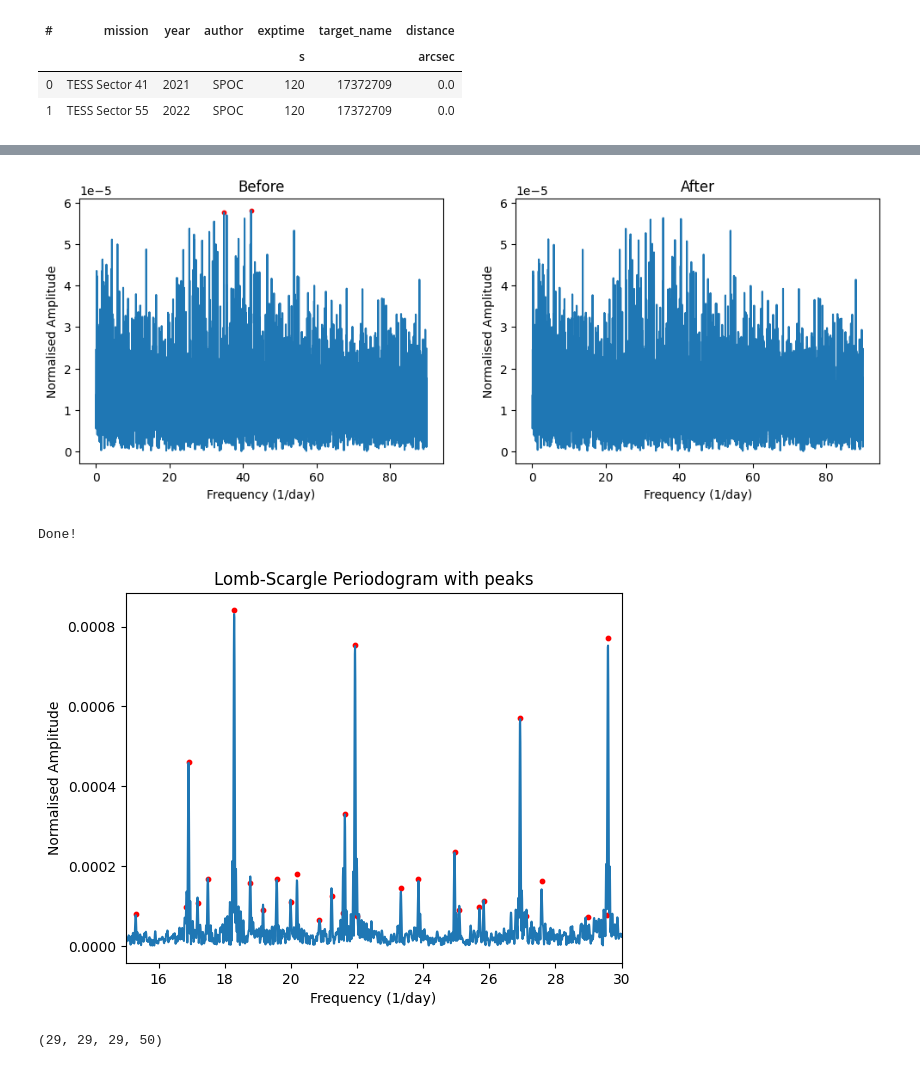
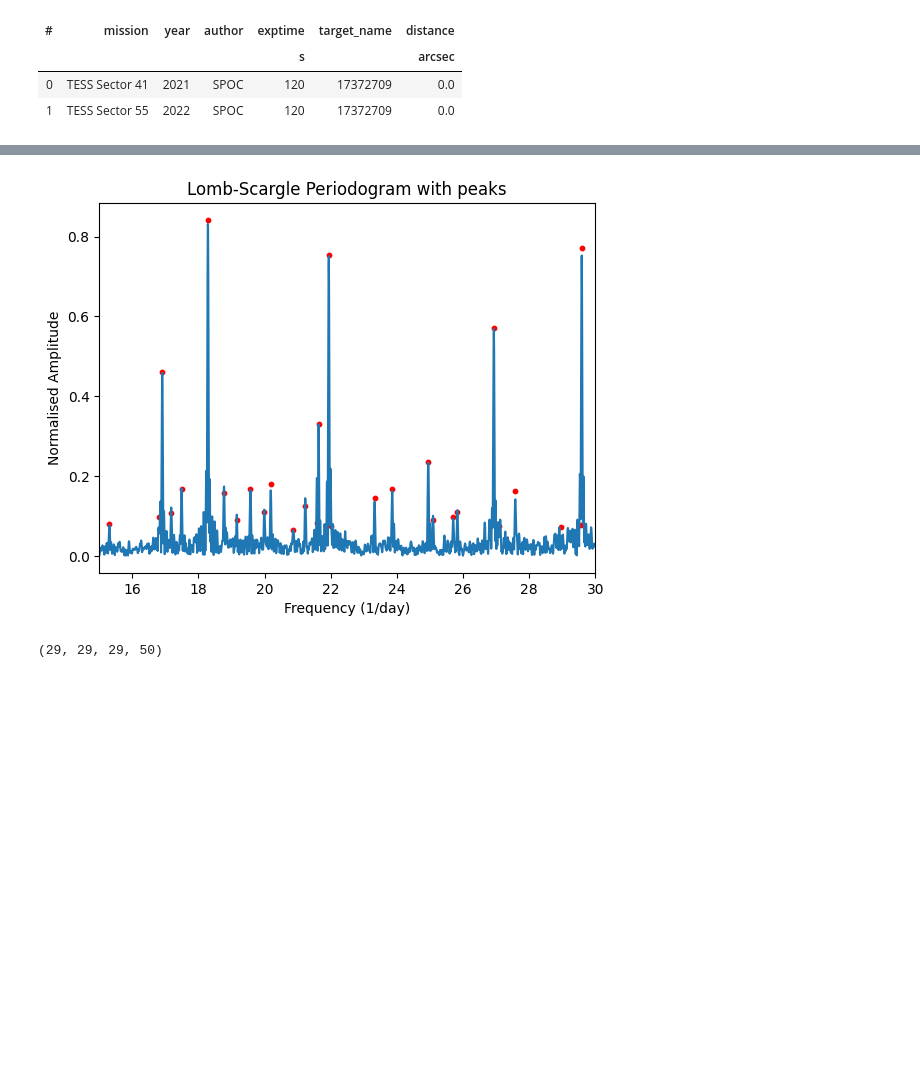
Before and after one commit to gautam-404/PreWhitener, a Jupyter notebook: pywhitener.ipynb, the cells around one changed output, grey strips where cells are left out. Drawn from its saved outputs; the diff is of its cells as text; code cells hidden in the pictures; blank space fills up the shorter version.

```diff
--- a/pywhitener.ipynb
+++ b/pywhitener.ipynb
@@ -333,2 +346,4 @@ def prewhitener(time, flux, f_sigma=3, remove_harmonics=True, max_iterations=5,
     print('Done!')
     return peaks, freq_amp.freq.values, freq_amp.amp.values
+# %%
+peaks, peak_freqs, peak_amps = prewhitener(time, flux, f_sigma=5, harmonic_tolerance=0.001, fmax=90, max_iterations=20, remove_harmonics=True)
@@ -335,27 +354,24 @@ def prewhitener(time, flux, f_sigma=3, remove_harmonics=True, max_iterations=5,
 # %%
-peaks, peak_freqs, peak_amps = prewhitener(time, flux, f_sigma=5, fmax=90, max_iterations=20, remove_harmonics=True)
-
+#
 # Plot the final periodogram after pre-whitening
 freqs, amps = amp_spectrum(t=time, y=flux/np.median(flux), fmin=0, fmax=90, nyq_mult=1, oversample_factor=5)
 plt.figure()
 plt.scatter(peak_freqs, peak_amps, s=10, color='red')
-plt.plot(freqs, amps)
+plt.plot(freqs, amps*1000)
 plt.title("Lomb-Scargle Periodogram with peaks")
 plt.xlabel("Frequency (1/day)")
 plt.ylabel("Normalised Amplitude")
 # plt.xlim(30, 50)
 # plt.xlim(40, 60)
 plt.xlim(15, 30)
 # plt.xlim(22, 24)
 # plt.xlim(0, 15)
 plt.show()
 
 # Show the frequencies that were found
 # print("Frequencies found through pre-whitening: ", freqs_at_peaks)
 # %% [output]
-[figure, old version]
+[figure, new version]
-Done!
-[figure, removed]
 # %%
 len(peak_freqs), len(peak_freqs), len(peak_amps), len(peaks)
 # %% [output]
```
Also changed, not shown: parts of 2 cells of this notebook, 1 other file.
